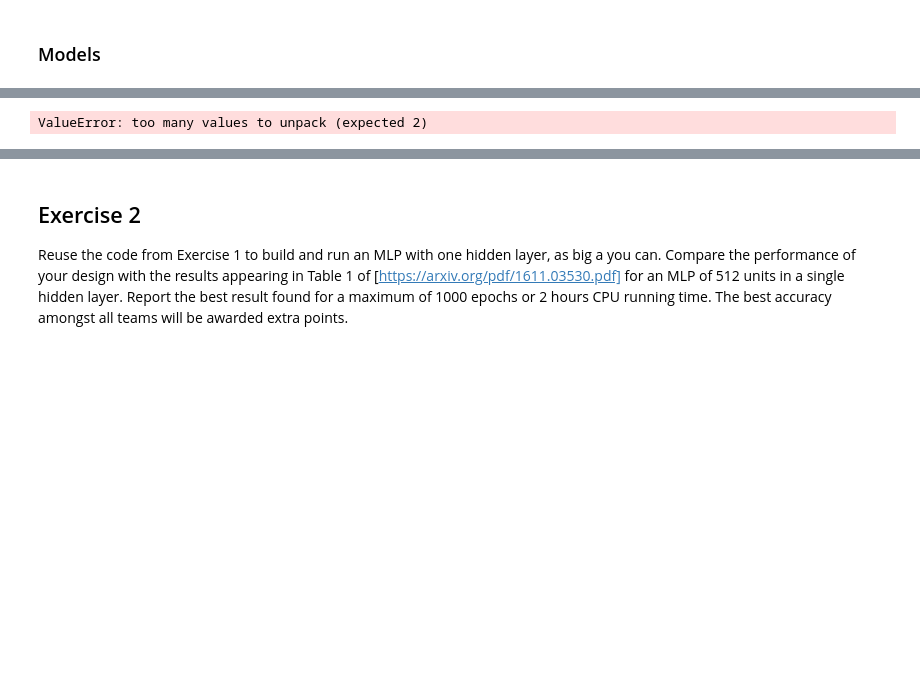
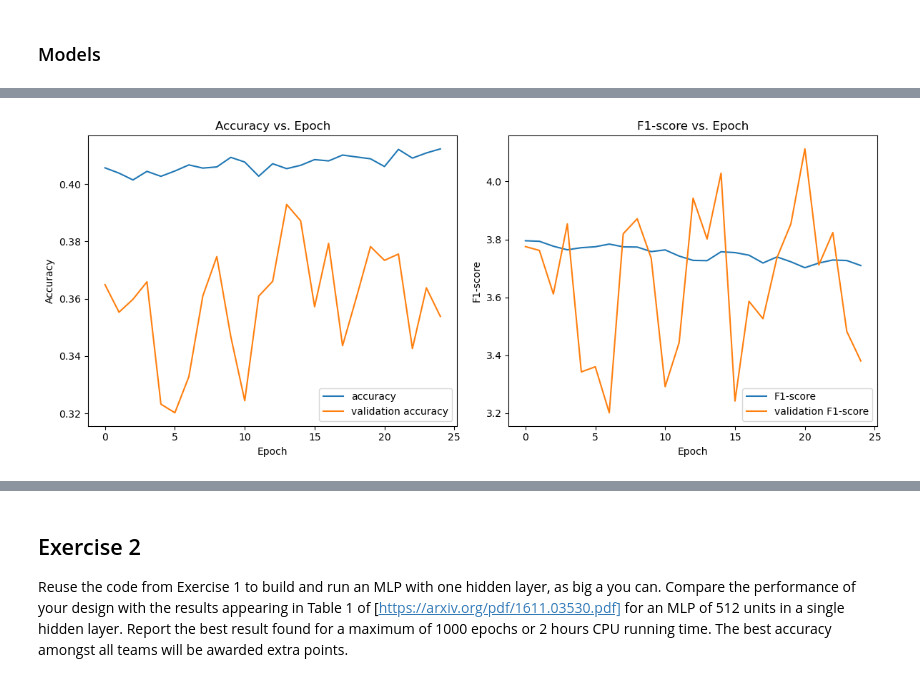
Before and after one commit to JvPost/CDSML, a Jupyter notebook: assignment5.ipynb, the cells around one changed output, grey strips where cells are left out. Cells and saved outputs as stored; diff of their text form; code cells hidden in the pictures; blank space fills up the shorter version.

```diff
--- a/assignment5.ipynb
+++ b/assignment5.ipynb
@@ -176,12 +176,12 @@ mlp_0_layer.compile(optimizer='adam',
               loss='sparse_categorical_crossentropy',
               metrics=['accuracy', f1_score])
 
-history_mlp_0_layer = mlp_0_layer.fit(train_images, train_labels, epochs=1000,
+history_mlp_0_layer = mlp_0_layer.fit(train_images, train_labels, epochs=400,
                     validation_data=(test_images, test_labels), callbacks=[early_stop])
 
 mlp_0_layer.summary()
 
-test_loss, test_acc = mlp_0_layer.evaluate(test_images, test_labels)
+test_loss, test_acc, test_f1 = mlp_0_layer.evaluate(test_images, test_labels)
 
 # plotting
 plt.figure(figsize=(12, 5))
@@ -224 +224 @@ _________________________________________________________________
-ValueError: too many values to unpack (expected 2)
+[figure, added]
```
Also changed, not shown: parts of 3 cells of this notebook.
